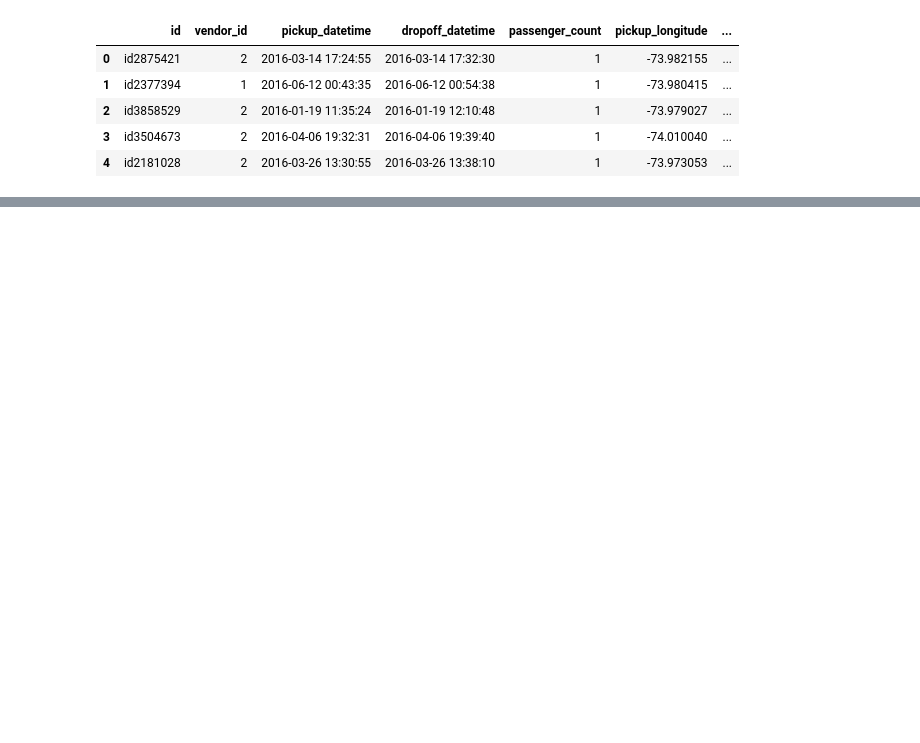
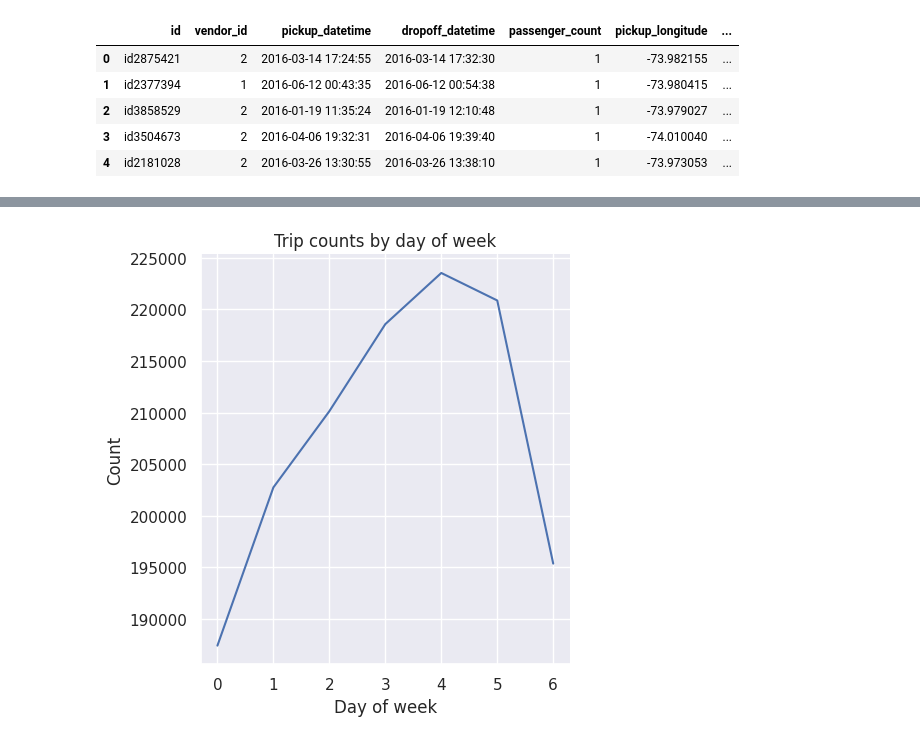
Before and after one commit to bulatibrr/nyc-taxi-trip-duration, a Jupyter notebook: nyc-taxi.ipynb, the cells around one changed output, grey strips where cells are left out. Saved outputs shown, nothing was run; the diff lists cells and outputs as text; code cells hidden in the pictures; blank space fills up the shorter version.

```diff
--- a/nyc-taxi.ipynb
+++ b/nyc-taxi.ipynb
@@ -7,3 +25,9 @@ import seaborn as sns
+# %%
+def get_relplot(x: pd.Series | pd.Index, y: pd.Series | pd.Index, title: str, xlabel: str, ylabel: str, hue: Optional[pd.Series] = None) -> None:
+    g = sns.relplot(x=x, y=y, hue=hue, kind='line')
+    g.ax.set_xlabel(xlabel)
+    g.ax.set_ylabel(ylabel)
+    g.ax.set_title(title)
 # %%
 data = pd.read_csv('../datasets/nyc-taxi-trip-duration/train.csv')
 data.head()
@@ -16,0 +90,5 @@ data.head()
+# %%
+counts_day_of_week = dataf.pickup_datetime.dt.day_of_week.value_counts().sort_index()
+get_relplot(counts_day_of_week.index, counts_day_of_week, 'Trip counts by day of week', 'Day of week', 'Count')
+# %% [output]
+[figure, added]
```
Also changed, not shown: parts of 17 cells of this notebook.
